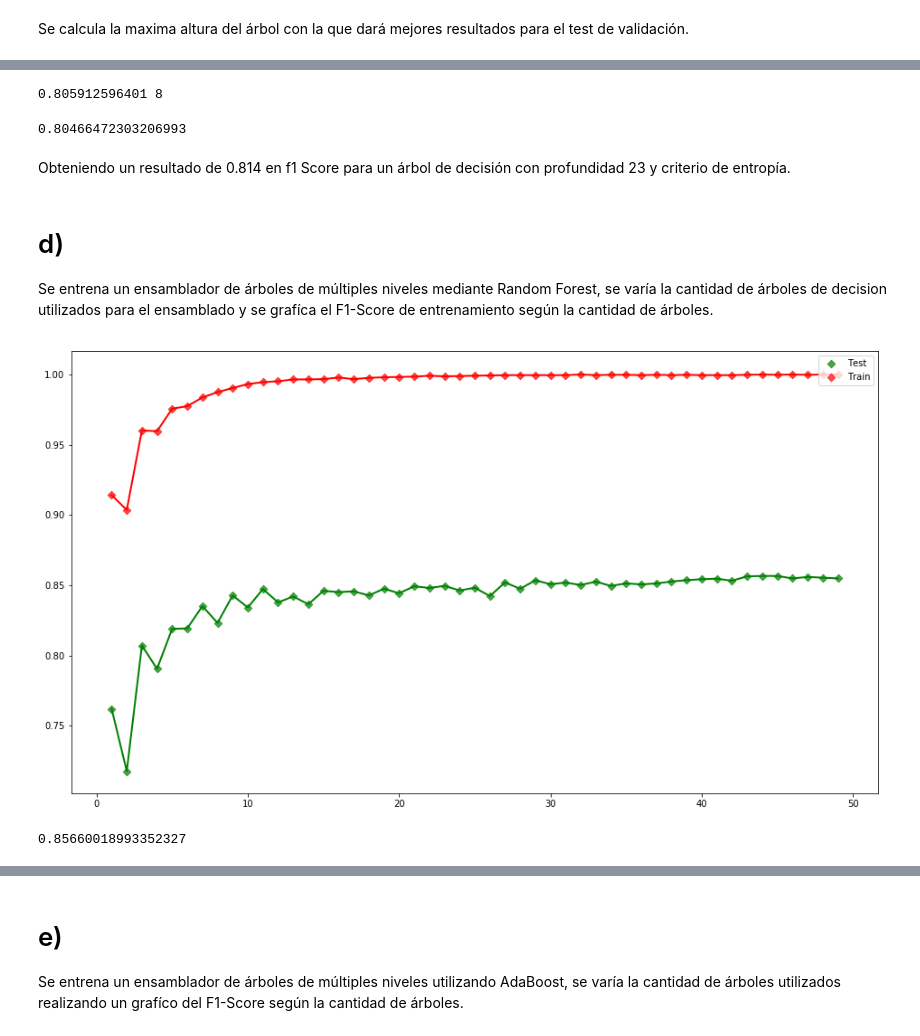
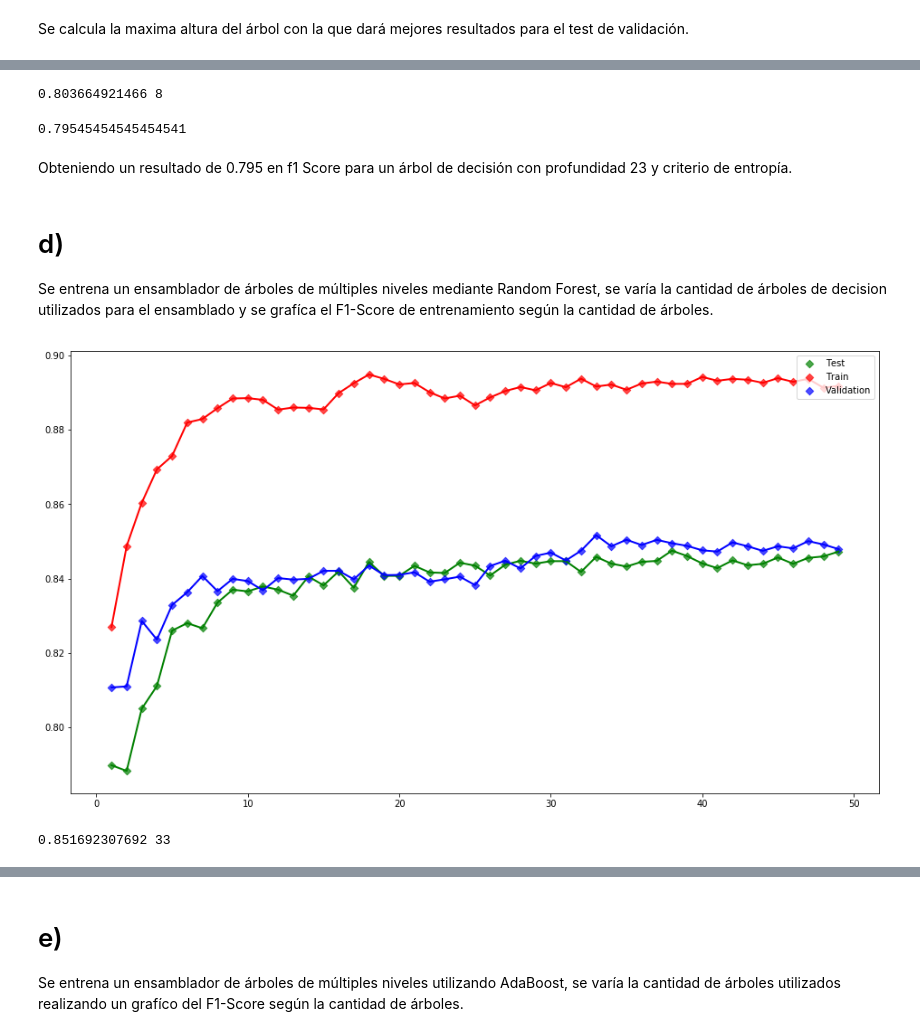
Before and after one commit to matiasarayac/tarea3-ML, a Jupyter notebook: Pregunta_3.ipynb, the cells around one changed output, grey strips where cells are left out. Saved outputs shown, nothing was run; the diff lists cells and outputs as text; code cells hidden in the pictures.

```diff
--- a/Pregunta_3.ipynb
+++ b/Pregunta_3.ipynb
@@ -66,17 +55,18 @@ print(len(df_train),len(df_test))
+# %%
+#Se desordenan los datos.
+df = df.sample(frac=1,random_state=10)
+import pandas as pd
+from sklearn.model_selection import train_test_split
+y = df["good_quality"]
+del df["good_quality"]
+x = df
+# %%
+x_train,x_test,y_train,y_test = train_test_split(x, y, test_size=0.25, random_state=10)
+x_train,x_val,y_train,y_val = train_test_split(x_train, y_train, test_size=0.25, random_state=10)
 # %% [markdown]
 # c)
 
 Se entrena un Árbol de clasificación con la data de entrenamiento.
-# %%
-import pandas as pd
-from sklearn.model_selection import train_test_split
-y_train = np.asarray(df_train.good_quality.values).ravel().tolist()
-del df_train["good_quality"]
-x_train = df_train
-y_test = np.asarray(df_test.good_quality.values).ravel().tolist()
-del df_test["good_quality"]
-x_test = df_test
-x_train,x_val,y_train,y_val = train_test_split(x_train, y_train, test_size=0.25, random_state=42)
 # %% [markdown]
 Se calcula la maxima altura del árbol con la que dará mejores resultados para el test de validación.
 # %%
@@ -136,7 +126,7 @@ for i in range(1,50):
         save=i
 print (a,save)
 # %% [output]
-0.805912596401 8
+0.803664921466 8
 # %%
 def F1Score2(t):
     model= Tree(random_state=10)
@@ -146,11 +136,11 @@ def F1Score2(t):
     y_pred =  model.predict(x_test)
     a=f1_score(y_true, y_pred, average='binary') # average="micro" average="macro" average='weighted'
     return a
-F1Score2(23)
+F1Score2(8)
 # %% [output]
-0.80466472303206993
+0.79545454545454541
 # %% [markdown]
-Obteniendo un resultado de 0.814 en f1 Score para un árbol de decisión con profundidad 23 y criterio de entropía.
+Obteniendo un resultado de 0.795 en f1 Score para un árbol de decisión con profundidad 23 y criterio de entropía.
 # %% [markdown]
 # d)
 Se entrena un ensamblador de árboles de múltiples niveles mediante Random Forest, se varía la cantidad de árboles de decision utilizados para el ensamblado y se grafíca el F1-Score de entrenamiento según la cantidad de árboles.
@@ -157,40 +153,43 @@ Se entrena un ensamblador de árboles de múltiples niveles mediante Random Fore
 # %%
-from sklearn.ensemble import RandomForestClassifier
-import pandas as pd
-import matplotlib.pyplot as plt
-import numpy as np
-import math
 def nEstimator(c1):
-    model = RandomForestClassifier(n_estimators=c1, max_depth=23,n_jobs=-1,random_state=10)
+    model = RandomForestClassifier(n_estimators=c1, max_depth=8,n_jobs=-1,random_state=10)
     model.fit(x_train,y_train)
     y_pred=model.predict(x_test)
     y_true=y_test
     val=f1_score(y_true, y_pred)
     y_pred=model.predict(x_train)
     y_true=y_train
     val2=f1_score(y_true,y_pred)
-    return (val,val2)
+    y_pred=model.predict(x_val)
+    y_true=y_val
+    val3=f1_score(y_true,y_pred)
+    return (val,val2,val3)
 y=[]
 x=[]
 y2=[]
+y3=[]
 maxi=0
 for i in range(1,50):
     s=nEstimator(i)
     y.append(s[0])
     y2.append(s[1])
+    y3.append(s[2])
     x.append(i)
-    if maxi<s[0]:
-        maxi=s[0]
+    if maxi<s[2]:
+        maxi=s[2]
+        num=i
 
 plt.figure(figsize = (16, 9))
 plt.plot(x,y, 'g', zorder=1, lw=2)
 plt.scatter(x,y,marker="D", c="g", alpha=0.7,label="Test")
 plt.plot(x,y2, 'r', zorder=1, lw=2)
 plt.scatter(x,y2,marker="D", c="r", alpha=0.7,label="Train")
+plt.plot(x,y3, 'b', zorder=1, lw=2)
+plt.scatter(x,y3,marker="D", c="b", alpha=0.7,label="Validation")
 plt.legend(loc='upper right')
 plt.show()
-maxi
+print(maxi,num)
 # %% [output]
-[figure, old version]
+[figure, new version]
-0.85660018993352327
+0.851692307692 33
 # %% [markdown]
```
Also changed, not shown: parts of 16 cells of this notebook, 2 other files.
